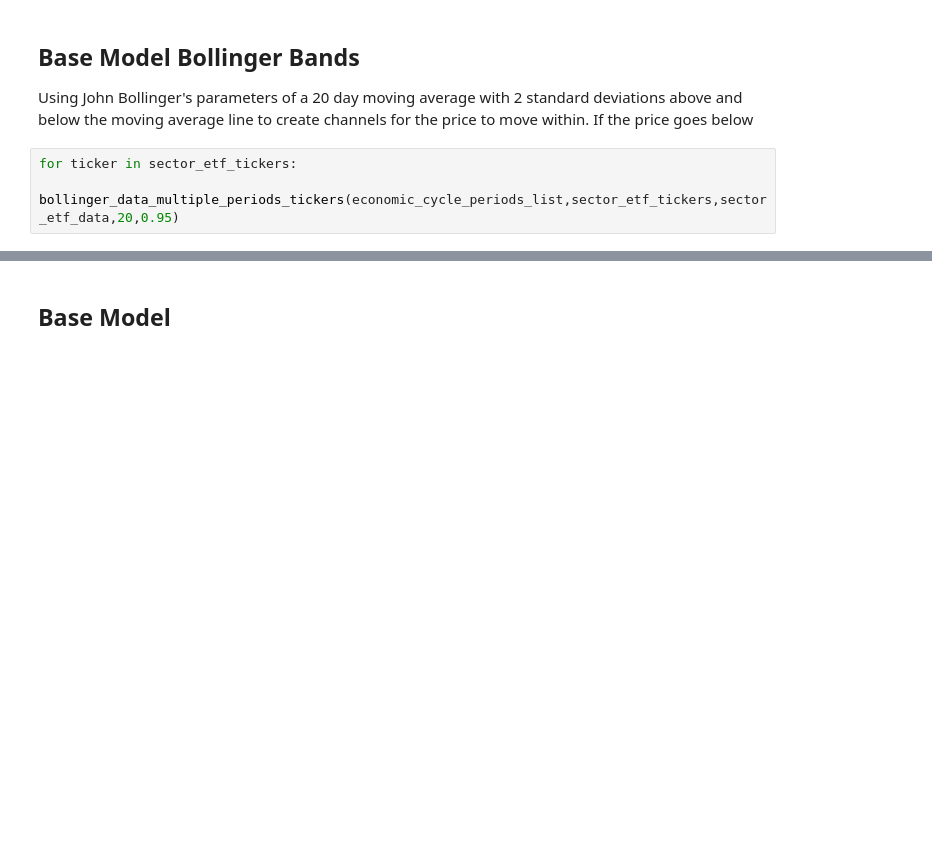
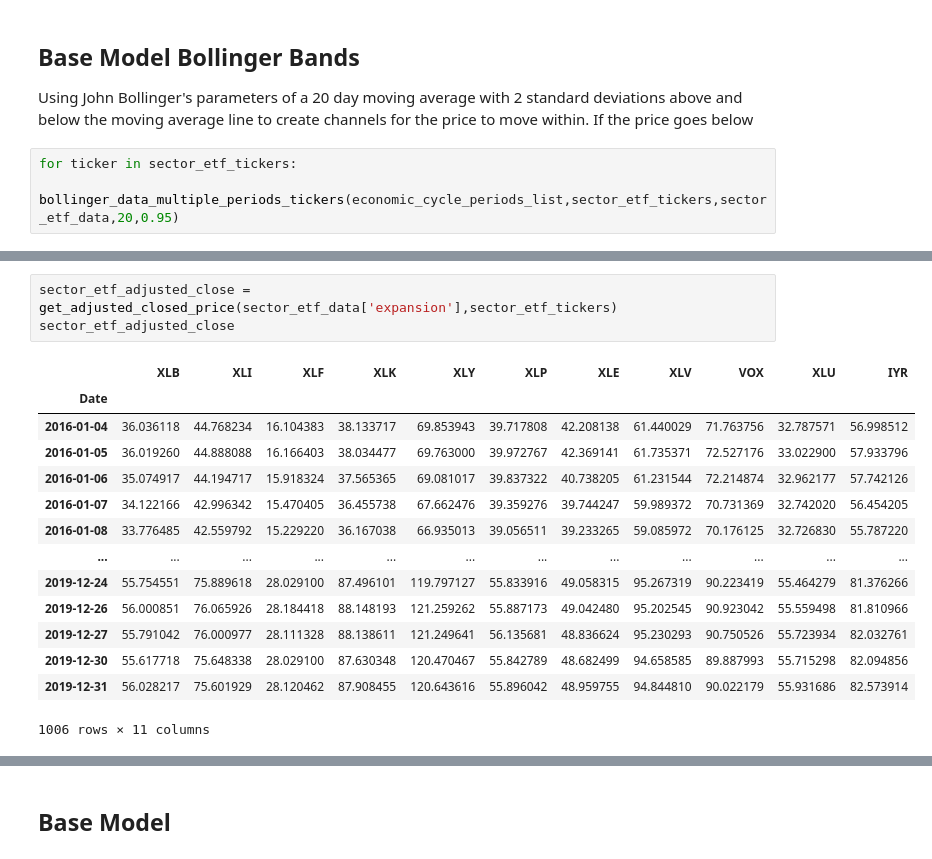
Before and after one commit to bennicholson2/Enhancing-Technical-Analysis-with-Data-Science, a Jupyter notebook: bollinger_bands.ipynb, the cells around one changed output, grey strips where cells are left out. Saved outputs shown, nothing was run; the diff lists cells and outputs as text; blank space fills up the shorter version.

```diff
--- a/bollinger_bands.ipynb
+++ b/bollinger_bands.ipynb
@@ -360,0 +417,18 @@ plot_with_boll_bands(sector_etf_data['expansion']['XLB'],bollinger_portfolio_inv
+# %%
+sector_etf_adjusted_close = get_adjusted_closed_price(sector_etf_data['expansion'],sector_etf_tickers)
+sector_etf_adjusted_close
+# %% [output]
+|  | XLB | XLI | XLF | XLK | XLY | XLP | XLE | XLV | VOX | XLU | IYR |
+| Date |  |  |  |  |  |  |  |  |  |  |  |
+| 2016-01-04 | 36.036118 | 44.768234 | 16.104383 | 38.133717 | 69.853943 | 39.717808 | 42.208138 | 61.440029 | 71.763756 | 32.787571 | 56.998512 |
+| 2016-01-05 | 36.019260 | 44.888088 | 16.166403 | 38.034477 | 69.763000 | 39.972767 | 42.369141 | 61.735371 | 72.527176 | 33.022900 | 57.933796 |
+| 2016-01-06 | 35.074917 | 44.194717 | 15.918324 | 37.565365 | 69.081017 | 39.837322 | 40.738205 | 61.231544 | 72.214874 | 32.962177 | 57.742126 |
+| 2016-01-07 | 34.122166 | 42.996342 | 15.470405 | 36.455738 | 67.662476 | 39.359276 | 39.744247 | 59.989372 | 70.731369 | 32.742020 | 56.454205 |
+| 2016-01-08 | 33.776485 | 42.559792 | 15.229220 | 36.167038 | 66.935013 | 39.056511 | 39.233265 | 59.085972 | 70.176125 | 32.726830 | 55.787220 |
+| ... | ... | ... | ... | ... | ... | ... | ... | ... | ... | ... | ... |
+| 2019-12-24 | 55.754551 | 75.889618 | 28.029100 | 87.496101 | 119.797127 | 55.833916 | 49.058315 | 95.267319 | 90.223419 | 55.464279 | 81.376266 |
+| 2019-12-26 | 56.000851 | 76.065926 | 28.184418 | 88.148193 | 121.259262 | 55.887173 | 49.042480 | 95.202545 | 90.923042 | 55.559498 | 81.810966 |
+| 2019-12-27 | 55.791042 | 76.000977 | 28.111328 | 88.138611 | 121.249641 | 56.135681 | 48.836624 | 95.230293 | 90.750526 | 55.723934 | 82.032761 |
+| 2019-12-30 | 55.617718 | 75.648338 | 28.029100 | 87.630348 | 120.470467 | 55.842789 | 48.682499 | 94.658585 | 89.887993 | 55.715298 | 82.094856 |
+| 2019-12-31 | 56.028217 | 75.601929 | 28.120462 | 87.908455 | 120.643616 | 55.896042 | 48.959755 | 94.844810 | 90.022179 | 55.931686 | 82.573914 |
+1006 rows × 11 columns
```
Also changed, not shown: parts of 30 cells of this notebook, 4 other files.
